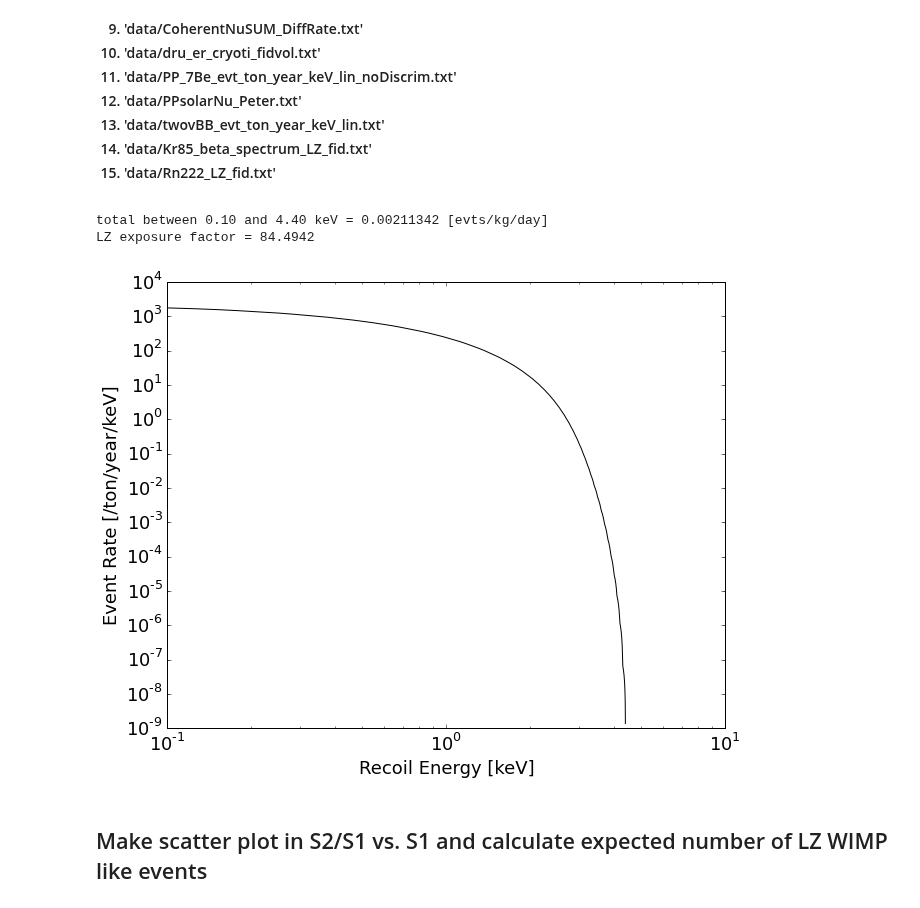
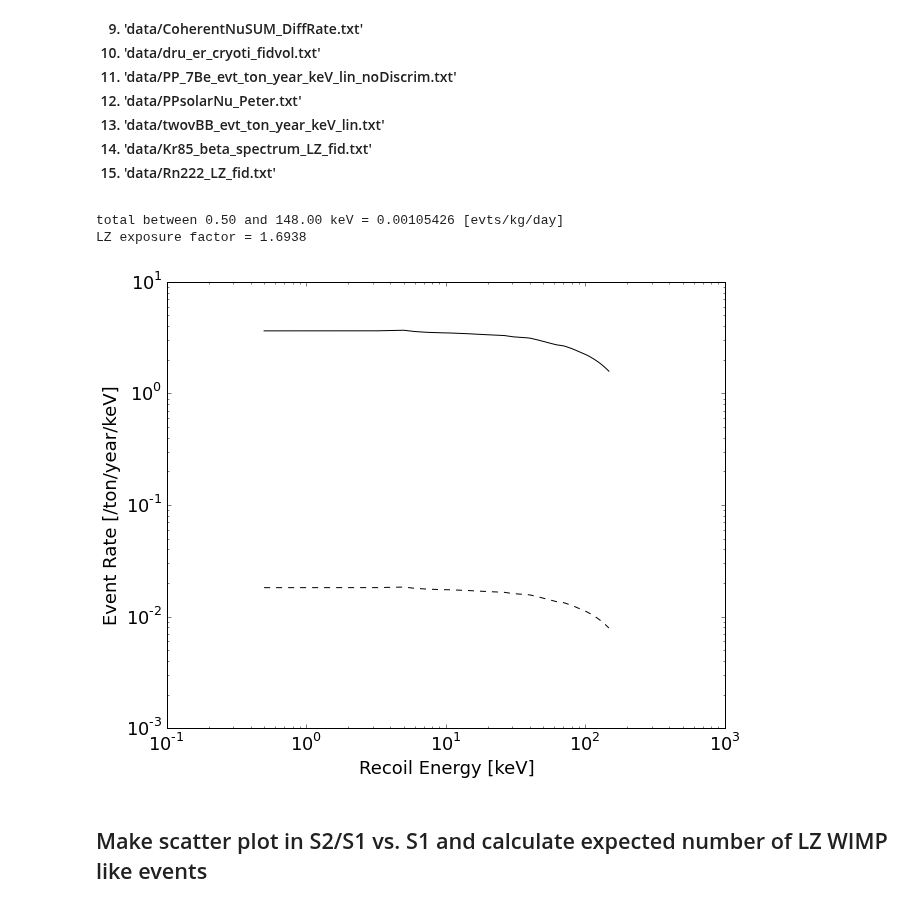
Before and after one commit to attdobi/iPyNb, a Jupyter notebook: PyNEST/LZ_S1S2_BG_Calc.ipynb, the cells around one changed output. Saved outputs shown, nothing was run; the diff lists cells and outputs as text; code cells hidden in the pictures.

```diff
--- a/PyNEST/LZ_S1S2_BG_Calc.ipynb
+++ b/PyNEST/LZ_S1S2_BG_Calc.ipynb
@@ -48,22 +49,23 @@ Functions loaded:
 </h4>
 # %%
 #setup (title to save figure, and file path to diff E spectrum , or list of energies)
-title="B8_Peter"
-file_path='data/B8_Peter_lowE.txt'
-ParticleType='NR' # ER or NR
+title="PP_peter"
+file_path='data/PP_7Be_evt_ton_year_keV_lin_noDiscrim.txt'
+ParticleType='ER' # ER or NR
 
 # Get S1 and S2 from an exmple PP solar neutrino differential spectrum
-Nph, Ne, Ne_ext, S1_spike, S1, S2, S2_raw, NS1_coin, Rate_evts_kg_day, LZ_exposure_factor = dN2NphNe(file_path=file_path,ParticleType=ParticleType,nSim=1e6, minSpikePE=0.2, e_lifetime=1000)
+Nph, Ne, Ne_ext, S1_spike, S1, S2, S2_raw, NS1_coin, Rate_evts_kg_day, LZ_exposure_factor = dN2NphNe(file_path=file_path,ParticleType=ParticleType,nSim=1e4, minSpikePE=0.2)
+#LUX params: e_lifetime=1000,dt0=160,f_drift=180,g1=0.117,SE_size=23.8,SE_res=5.8,eff_extract=0.51
 
-# Or use this to convert energy array into S1,S2 with energy_array=>your energy array
+# Or use the following to convert energy array into S1,S2 with energy_array=>your energy array
 #Nph, Ne, S1, S2 = E2NphNe(Energy =energy_array, ParticleType=ParticleType)
 
 #Generate Flat ER and NR spectra:
-S1_bin_cen_n, mean_S2oS1_n, std_S2oS1_n, S1_bin_cen_e, mean_S2oS1_e, stdev_S2oS1_e, E_bin_cen_e, Eff_e, E_bin_cen_r, Eff_r = genBands(nSim=1e6)
+S1_bin_cen_n, mean_S2oS1_n, std_S2oS1_n, S1_bin_cen_e, mean_S2oS1_e, stdev_S2oS1_e, E_bin_cen_e, Eff_e, E_bin_cen_r, Eff_r = genBands()
 # %% [output]
-total between 0.10 and 4.40 keV = 0.00211342 [evts/kg/day]
-LZ exposure factor = 84.4942
+total between 0.50 and 148.00 keV = 0.00105426 [evts/kg/day]
+LZ exposure factor = 1.6938
-[figure, old version]
+[figure, new version]
 # %% [markdown]
 <h2> Make scatter plot in S2/S1 vs. S1 and calculate expected number of LZ WIMP like events</h2>
 # %%
```
Also changed, not shown: parts of 5 cells of this notebook, 16 other files.
